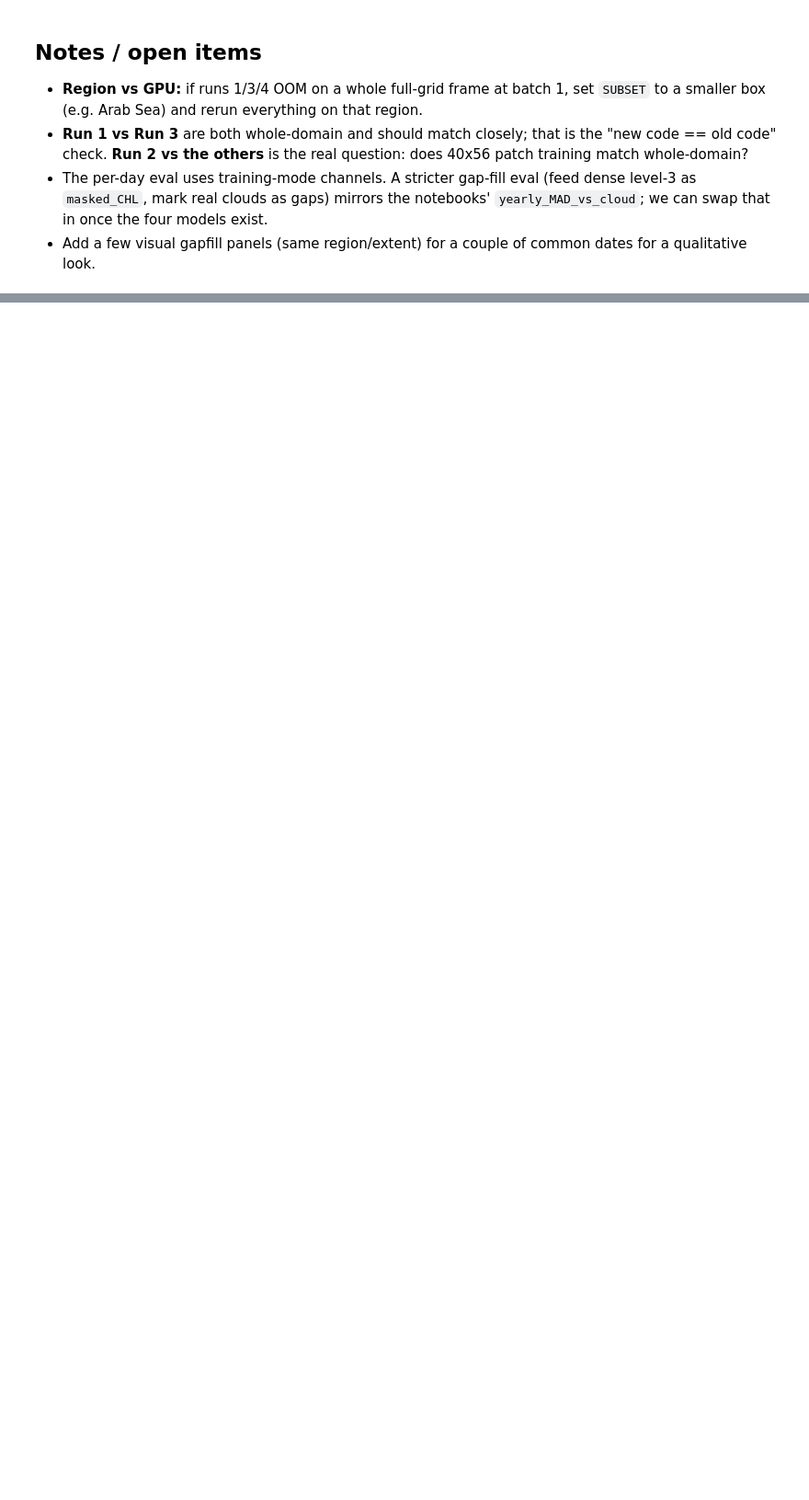
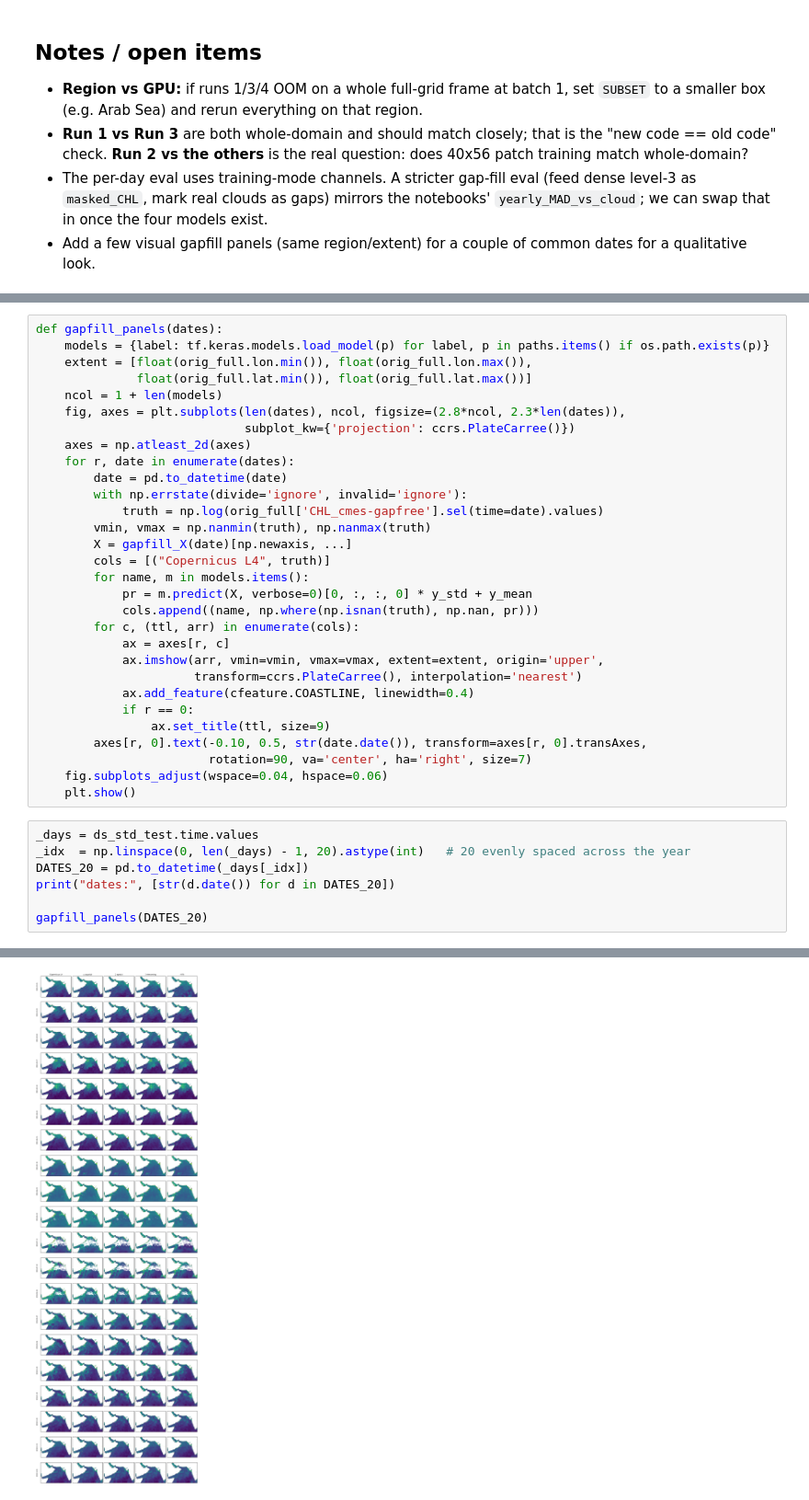
Before and after one commit to SAFS-Varanasi-Internship/mindthegap, a Jupyter notebook: book/4-Model_Comparison.ipynb, the cells around one changed output, grey strips where cells are left out. Shown at 92% size. Cells and saved outputs as stored; diff of their text form; blank space fills up the shorter version.

```diff
--- a/book/4-Model_Comparison.ipynb
+++ b/book/4-Model_Comparison.ipynb
@@ -241,0 +419,38 @@ plt.legend(); plt.grid(True, alpha=0.3); plt.show()
+# %%
+def gapfill_panels(dates):
+    models = {label: tf.keras.models.load_model(p) for label, p in paths.items() if os.path.exists(p)}
+    extent = [float(orig_full.lon.min()), float(orig_full.lon.max()),
+              float(orig_full.lat.min()), float(orig_full.lat.max())]
+    ncol = 1 + len(models)
+    fig, axes = plt.subplots(len(dates), ncol, figsize=(2.8*ncol, 2.3*len(dates)),
+                             subplot_kw={'projection': ccrs.PlateCarree()})
+    axes = np.atleast_2d(axes)
+    for r, date in enumerate(dates):
+        date = pd.to_datetime(date)
+        with np.errstate(divide='ignore', invalid='ignore'):
+            truth = np.log(orig_full['CHL_cmes-gapfree'].sel(time=date).values)
+        vmin, vmax = np.nanmin(truth), np.nanmax(truth)
+        X = gapfill_X(date)[np.newaxis, ...]
+        cols = [("Copernicus L4", truth)]
+        for name, m in models.items():
+            pr = m.predict(X, verbose=0)[0, :, :, 0] * y_std + y_mean
+            cols.append((name, np.where(np.isnan(truth), np.nan, pr)))
+        for c, (ttl, arr) in enumerate(cols):
+            ax = axes[r, c]
+            ax.imshow(arr, vmin=vmin, vmax=vmax, extent=extent, origin='upper',
+                      transform=ccrs.PlateCarree(), interpolation='nearest')
+            ax.add_feature(cfeature.COASTLINE, linewidth=0.4)
+            if r == 0:
+                ax.set_title(ttl, size=9)
+        axes[r, 0].text(-0.10, 0.5, str(date.date()), transform=axes[r, 0].transAxes,
+                        rotation=90, va='center', ha='right', size=7)
+    fig.subplots_adjust(wspace=0.04, hspace=0.06)
+    plt.show()
+# %%
+_days = ds_std_test.time.values
+_idx  = np.linspace(0, len(_days) - 1, 20).astype(int)   # 20 evenly spaced across the year
+DATES_20 = pd.to_datetime(_days[_idx])
+print("dates:", [str(d.date()) for d in DATES_20])
+
+gapfill_panels(DATES_20)
+# %% [output]
@@ -241,0 +458 @@ plt.legend(); plt.grid(True, alpha=0.3); plt.show()
+[figure, added]
```
Also changed, not shown: parts of 17 cells of this notebook, 4 other files.
